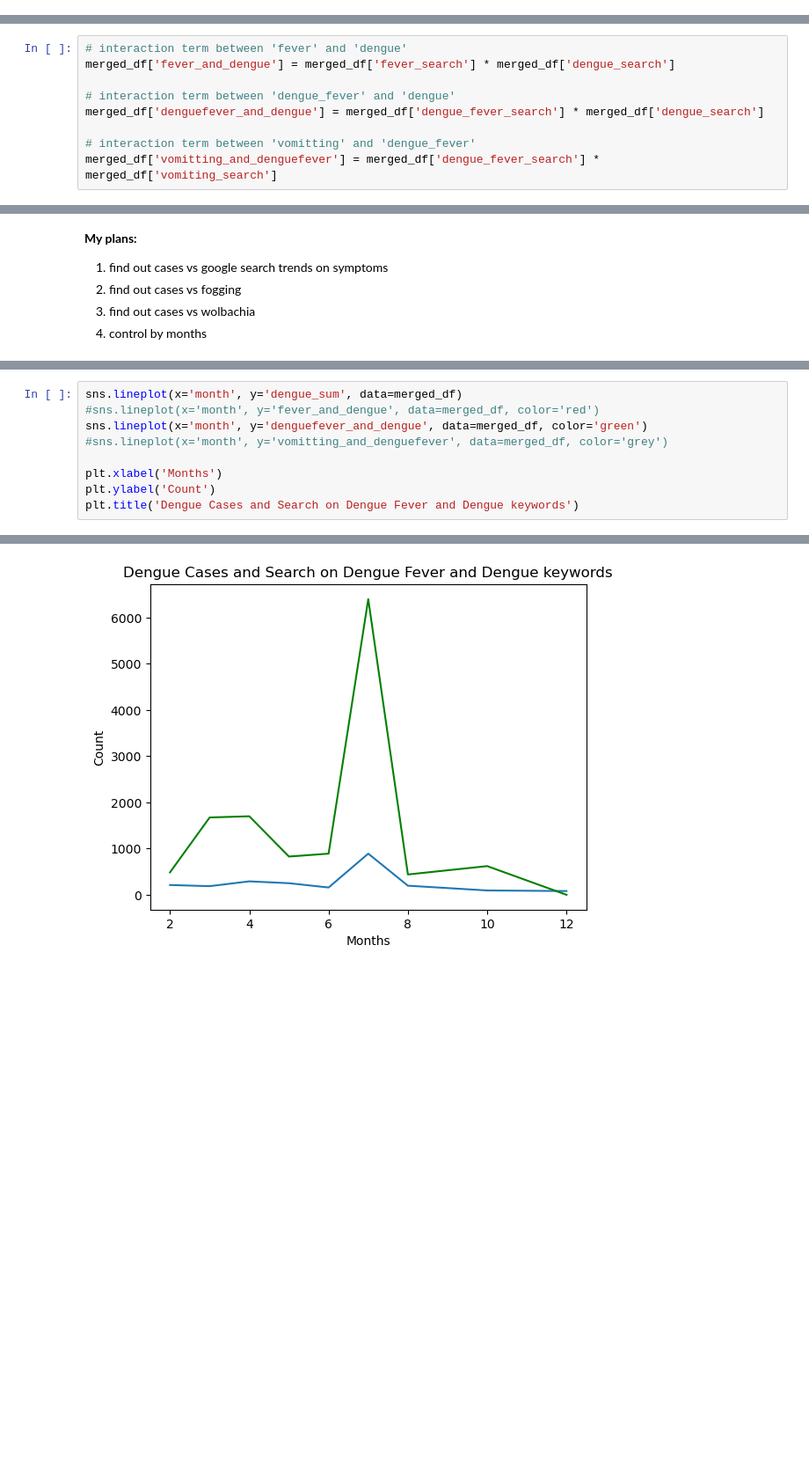
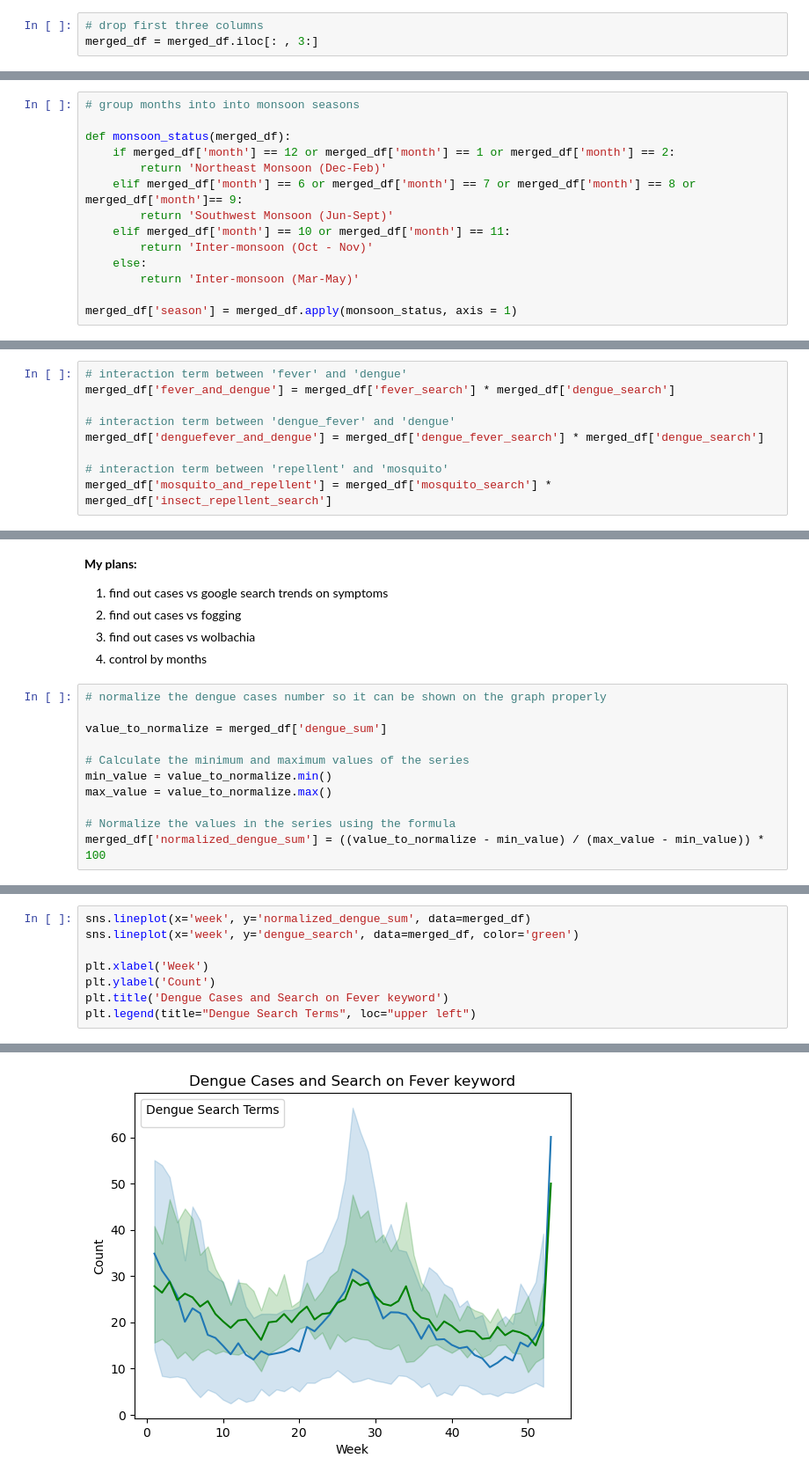
Before and after one commit to lishing/ga_project4_dsif9, a Jupyter notebook: Code/03_EDA/3b_GoogleTrends.ipynb, the cells around one changed output, grey strips where cells are left out. Shown at 88% size. Cells and saved outputs as stored; diff of their text form; blank space fills up the shorter version.

```diff
--- a/Code/03_EDA/3b_GoogleTrends.ipynb
+++ b/Code/03_EDA/3b_GoogleTrends.ipynb
@@ -73,0 +73,3 @@ merged_df
+# %%
+# drop first three columns
+merged_df = merged_df.iloc[: , 3:]
@@ -98,3 +201,17 @@ merged_df.corr()
+# %%
+# group months into into monsoon seasons
+
+def monsoon_status(merged_df):
+    if merged_df['month'] == 12 or merged_df['month'] == 1 or merged_df['month'] == 2:
+        return 'Northeast Monsoon (Dec-Feb)'
+    elif merged_df['month'] == 6 or merged_df['month'] == 7 or merged_df['month'] == 8 or merged_df['month']== 9:
+        return 'Southwest Monsoon (Jun-Sept)'
+    elif merged_df['month'] == 10 or merged_df['month'] == 11:
+        return 'Inter-monsoon (Oct - Nov)'
+    else:
+        return 'Inter-monsoon (Mar-May)'
+
+merged_df['season'] = merged_df.apply(monsoon_status, axis = 1)
 # %%
 # Get correlation of the remaining features after cleaning
 plt.figure(figsize = (16,12))
@@ -128,8 +245,8 @@ merged_df['fever_and_dengue'] = merged_df['fever_search'] * merged_df['dengue_se
 # interaction term between 'dengue_fever' and 'dengue'
 merged_df['denguefever_and_dengue'] = merged_df['dengue_fever_search'] * merged_df['dengue_search']
 
-# interaction term between 'vomitting' and 'dengue_fever'
-merged_df['vomitting_and_denguefever'] = merged_df['dengue_fever_search'] * merged_df['vomiting_search']
+# interaction term between 'repellent' and 'mosquito'
+merged_df['mosquito_and_repellent'] = merged_df['mosquito_search'] * merged_df['insect_repellent_search']
 # %%
 # Get correlation of the remaining features after cleaning
 plt.figure(figsize = (16,12))
@@ -187,4 +302,15 @@ Name: dengue_sum, dtype: float64
 2. find out cases vs fogging
 3. find out cases vs wolbachia
 4. control by months
+# %%
+# normalize the dengue cases number so it can be shown on the graph properly
+
+value_to_normalize = merged_df['dengue_sum']
+
+# Calculate the minimum and maximum values of the series
+min_value = value_to_normalize.min()
+max_value = value_to_normalize.max()
+
+# Normalize the values in the series using the formula
+merged_df['normalized_dengue_sum'] = ((value_to_normalize - min_value) / (max_value - min_value)) * 100
 # %%
@@ -203,10 +326,9 @@ Text(0.5, 1.0, 'Dengue Cases and Search on Fever and Dengue keywords')
 # %%
-sns.lineplot(x='month', y='dengue_sum', data=merged_df)
-#sns.lineplot(x='month', y='fever_and_dengue', data=merged_df, color='red')
-sns.lineplot(x='month', y='denguefever_and_dengue', data=merged_df, color='green')
-#sns.lineplot(x='month', y='vomitting_and_denguefever', data=merged_df, color='grey')
+sns.lineplot(x='week', y='normalized_dengue_sum', data=merged_df)
+sns.lineplot(x='week', y='dengue_search', data=merged_df, color='green')
 
-plt.xlabel('Months')
+plt.xlabel('Week')
 plt.ylabel('Count')
-plt.title('Dengue Cases and Search on Dengue Fever and Dengue keywords')
+plt.title('Dengue Cases and Search on Fever keyword')
+plt.legend(title="Dengue Search Terms", loc="upper left")
 # %% [output]
@@ -214,2 +337,2 @@ Text(0.5, 1.0, 'Dengue Cases and Search on Dengue Fever and Dengue keywords')
-[figure, old version]
+[figure, new version]
 # %%
```
Also changed, not shown: parts of 24 cells of this notebook, 3 other files.
